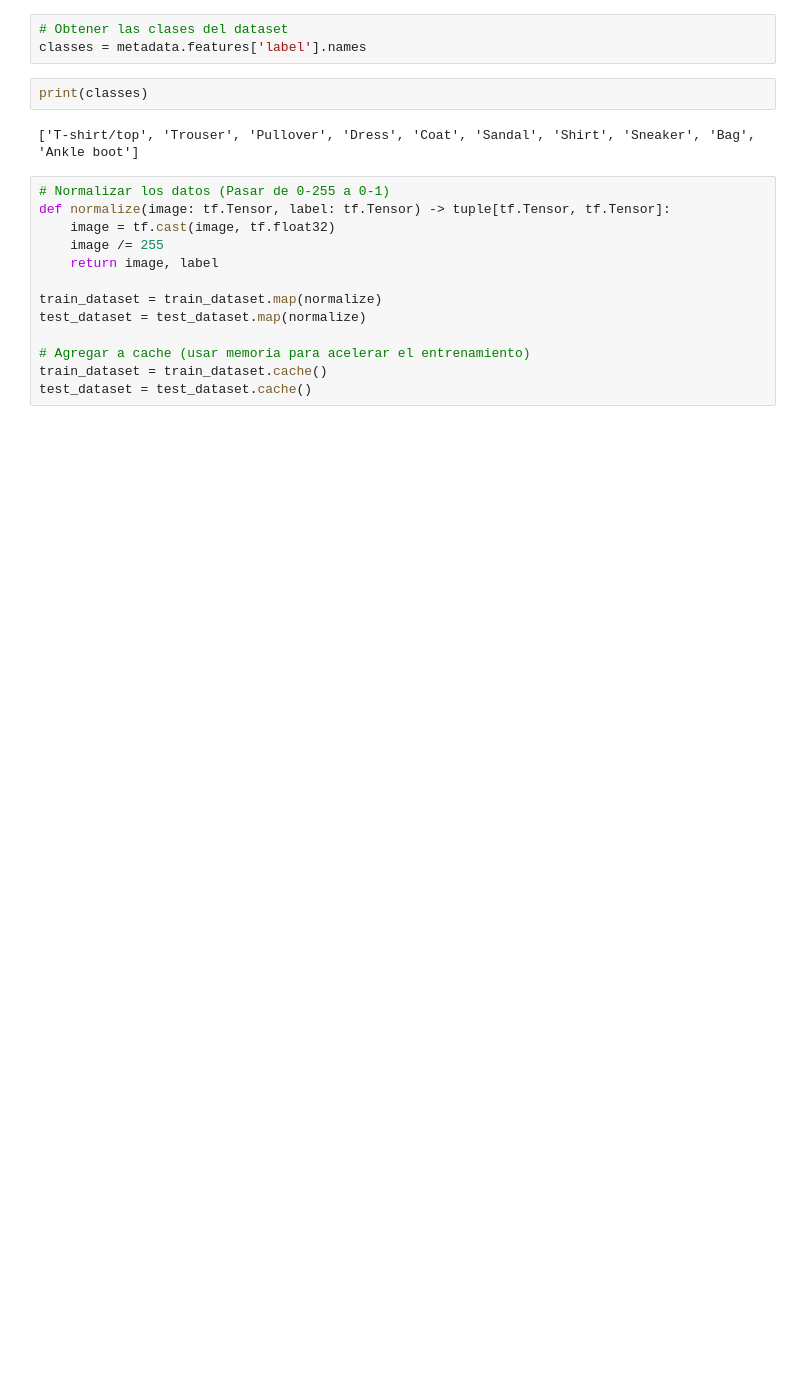
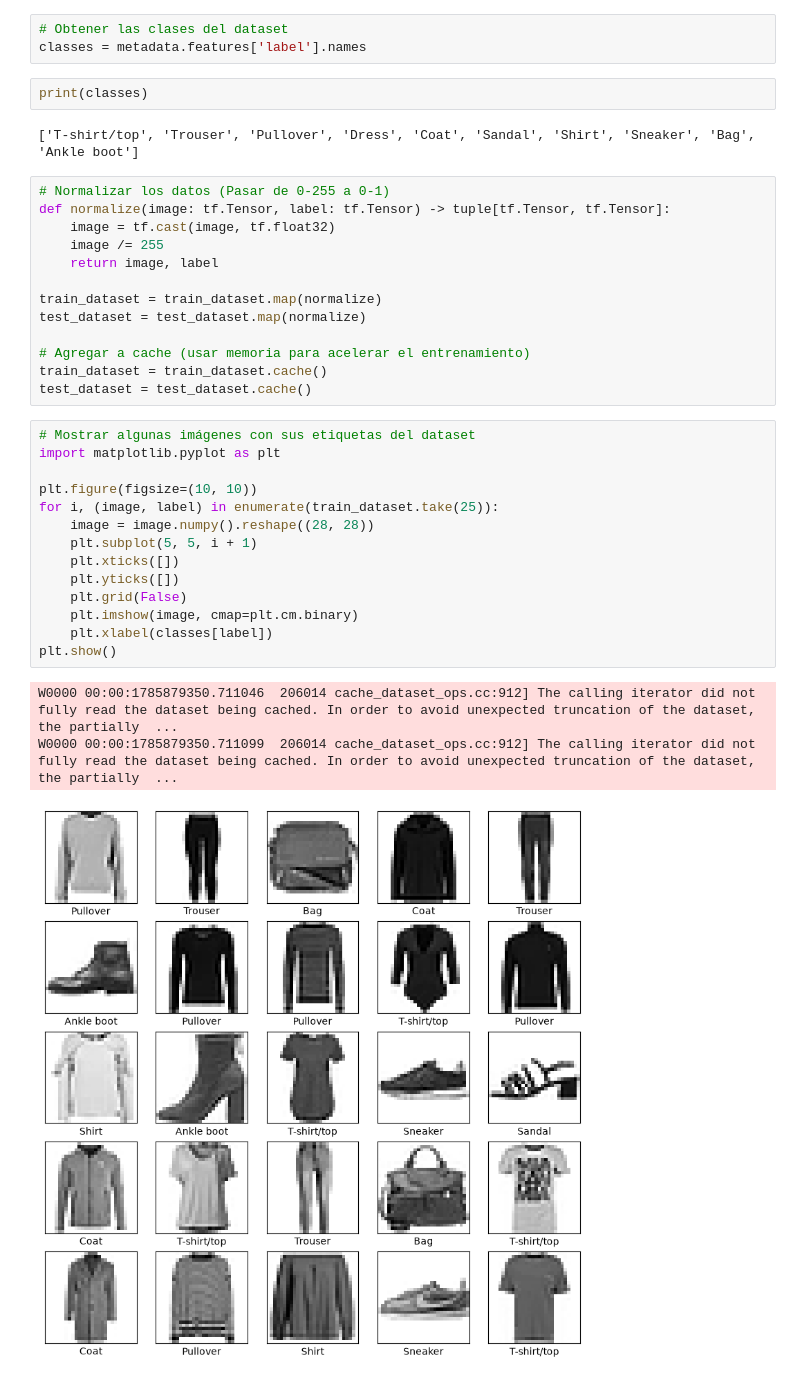
Before and after one commit to hdz-kevin/ejercicios_redes_neuronales, a Jupyter notebook: fashion_mnist.ipynb, the cells around one changed output. Drawn from its saved outputs; the diff is of its cells as text; blank space fills up the shorter version.

```diff
--- a/fashion_mnist.ipynb
+++ b/fashion_mnist.ipynb
@@ -30,3 +27,21 @@ test_dataset = test_dataset.map(normalize)
 # Agregar a cache (usar memoria para acelerar el entrenamiento)
 train_dataset = train_dataset.cache()
 test_dataset = test_dataset.cache()
+# %%
+# Mostrar algunas imágenes con sus etiquetas del dataset
+import matplotlib.pyplot as plt
+
+plt.figure(figsize=(10, 10))
+for i, (image, label) in enumerate(train_dataset.take(25)):
+    image = image.numpy().reshape((28, 28))
+    plt.subplot(5, 5, i + 1)
+    plt.xticks([])
+    plt.yticks([])
+    plt.grid(False)
+    plt.imshow(image, cmap=plt.cm.binary)
+    plt.xlabel(classes[label])
+plt.show()
+# %% [output]
+W0000 00:00:1785879350.711046  206014 cache_dataset_ops.cc:912] The calling iterator did not fully read the dataset being cached. In order to avoid unexpected truncation of the dataset, the partially  ...
+W0000 00:00:1785879350.711099  206014 cache_dataset_ops.cc:912] The calling iterator did not fully read the dataset being cached. In order to avoid unexpected truncation of the dataset, the partially  ...
+[figure, added]
```
Also changed, not shown: parts of 8 cells of this notebook.
